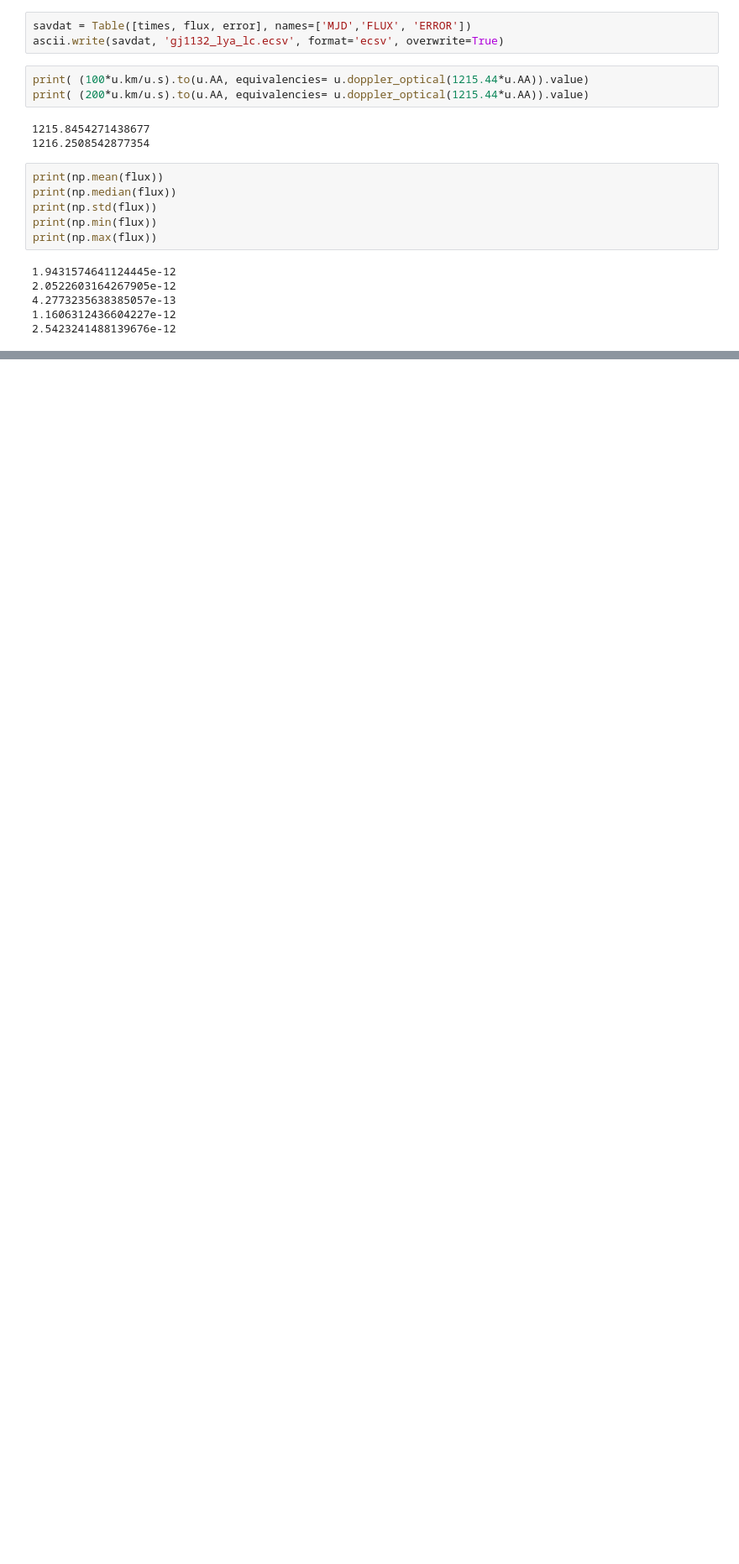
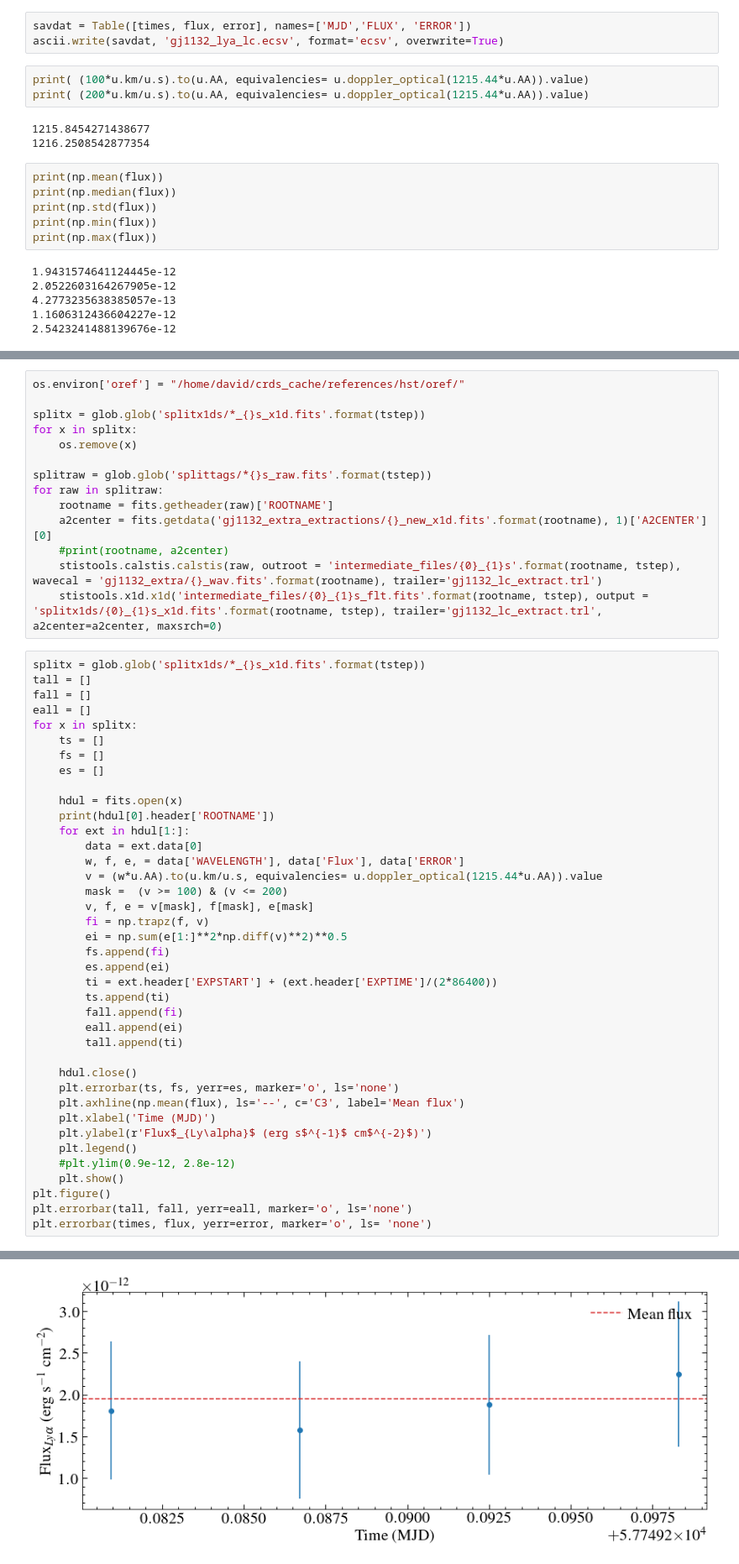
Before and after one commit to davidjwilson/gj1132, a Jupyter notebook: gj1132_lya.ipynb, the cells around one changed output, grey strips where cells are left out. Shown at 84% size. Drawn from its saved outputs; the diff is of its cells as text; blank space fills up the shorter version.

```diff
--- a/gj1132_lya.ipynb
+++ b/gj1132_lya.ipynb
@@ -685,0 +711,54 @@ print(np.max(flux))
+# %%
+os.environ['oref'] = "/home/david/crds_cache/references/hst/oref/"
+
+splitx = glob.glob('splitx1ds/*_{}s_x1d.fits'.format(tstep))
+for x in splitx:
+    os.remove(x)
+
+splitraw = glob.glob('splittags/*{}s_raw.fits'.format(tstep))
+for raw in splitraw:
+    rootname = fits.getheader(raw)['ROOTNAME']
+    a2center = fits.getdata('gj1132_extra_extractions/{}_new_x1d.fits'.format(rootname), 1)['A2CENTER'][0]
+    #print(rootname, a2center)
+    stistools.calstis.calstis(raw, outroot = 'intermediate_files/{0}_{1}s'.format(rootname, tstep), wavecal = 'gj1132_extra/{}_wav.fits'.format(rootname), trailer='gj1132_lc_extract.trl')
+    stistools.x1d.x1d('intermediate_files/{0}_{1}s_flt.fits'.format(rootname, tstep), output = 'splitx1ds/{0}_{1}s_x1d.fits'.format(rootname, tstep), trailer='gj1132_lc_extract.trl', a2center=a2center, maxsrch=0)
+# %%
+splitx = glob.glob('splitx1ds/*_{}s_x1d.fits'.format(tstep))
+tall = []
+fall = []
+eall = []
+for x in splitx:
+    ts = []
+    fs = []
+    es = []
+
+    hdul = fits.open(x)
+    print(hdul[0].header['ROOTNAME'])
+    for ext in hdul[1:]:
+        data = ext.data[0]
+        w, f, e, = data['WAVELENGTH'], data['Flux'], data['ERROR']
+        v = (w*u.AA).to(u.km/u.s, equivalencies= u.doppler_optical(1215.44*u.AA)).value
+        mask =  (v >= 100) & (v <= 200)
+        v, f, e = v[mask], f[mask], e[mask]
+        fi = np.trapz(f, v)
+        ei = np.sum(e[1:]**2*np.diff(v)**2)**0.5
+        fs.append(fi)
+        es.append(ei)
+        ti = ext.header['EXPSTART'] + (ext.header['EXPTIME']/(2*86400))
+        ts.append(ti)
+        fall.append(fi)
+        eall.append(ei)
+        tall.append(ti)
+
+    hdul.close()
+    plt.errorbar(ts, fs, yerr=es, marker='o', ls='none')
+    plt.axhline(np.mean(flux), ls='--', c='C3', label='Mean flux')
+    plt.xlabel('Time (MJD)')
+    plt.ylabel(r'Flux$_{Ly\alpha}$ (erg s$^{-1}$ cm$^{-2}$)')
+    plt.legend()
+    #plt.ylim(0.9e-12, 2.8e-12)
+    plt.show()
+plt.figure()
+plt.errorbar(tall, fall, yerr=eall, marker='o', ls='none')
+plt.errorbar(times, flux, yerr=error, marker='o', ls= 'none')
+# %% [output]
@@ -685,0 +766 @@ print(np.max(flux))
+[figure, added]
```
Also changed, not shown: parts of 7 cells of this notebook, 3 other files.
